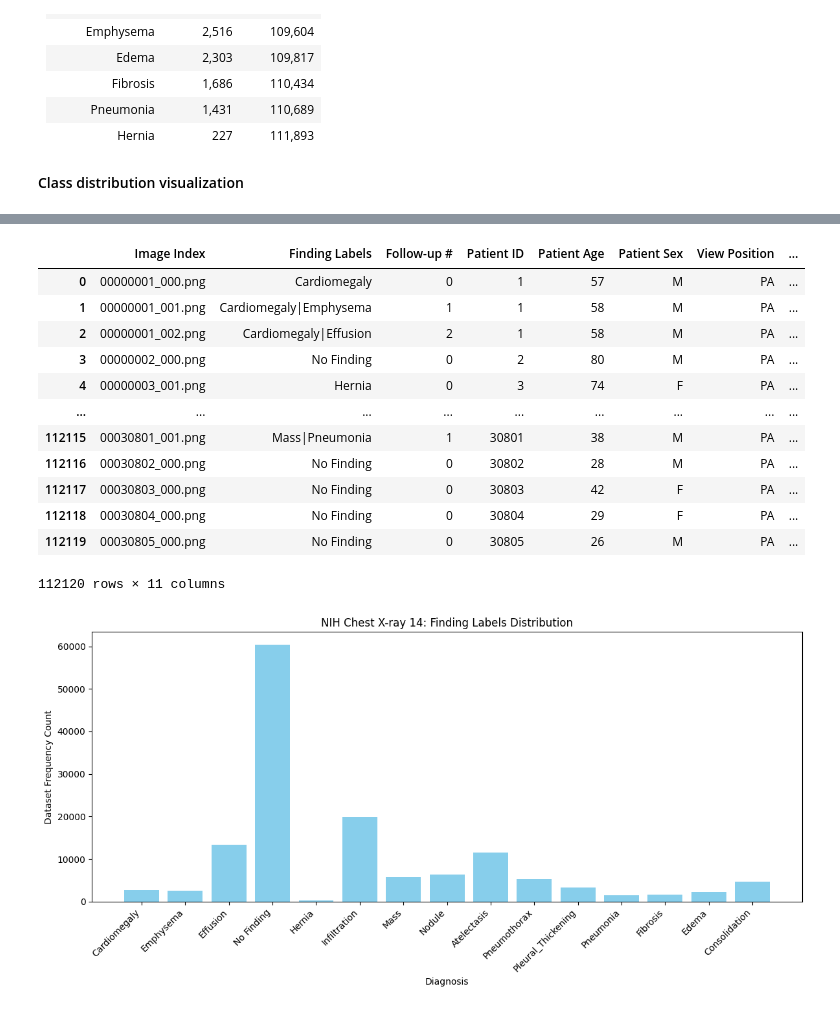
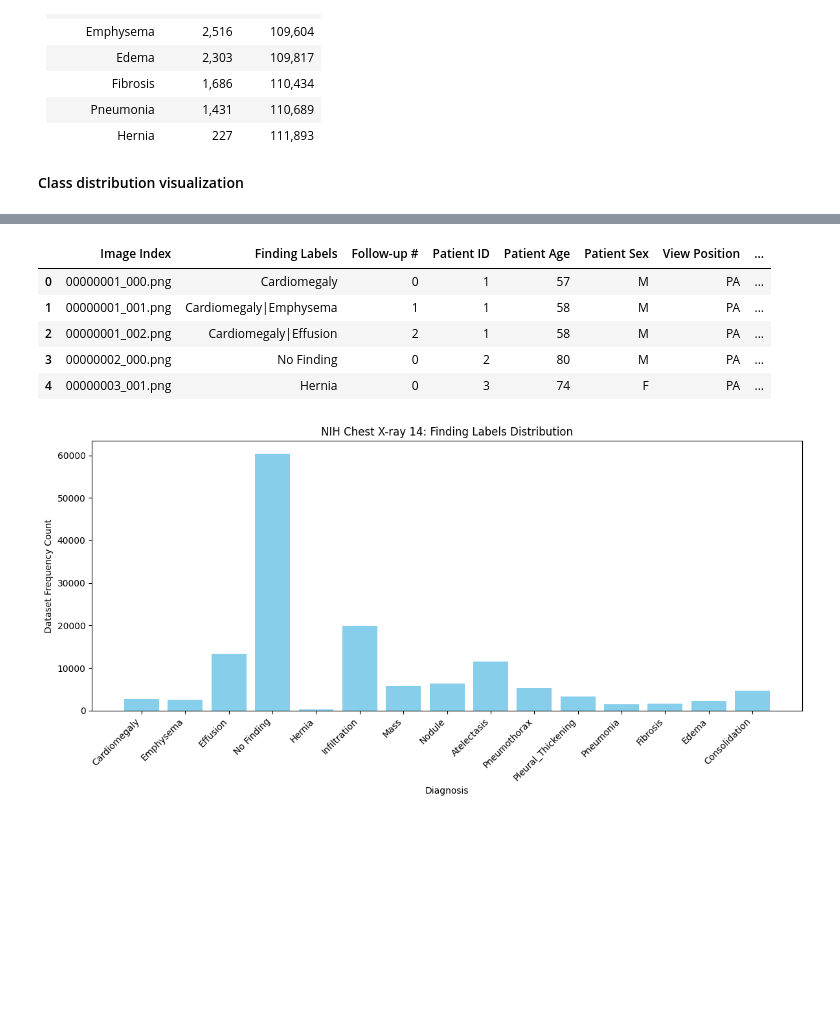
Before and after one commit to AnthonyKlimas/Chest-X-ray-Classifier, a Jupyter notebook: data_analysis.ipynb, the cells around one changed output, grey strips where cells are left out. Saved outputs shown, nothing was run; the diff lists cells and outputs as text; code cells hidden in the pictures; blank space fills up the shorter version.

Commit message:
Update notebook visualizations and image grid path

```diff
--- a/data_analysis.ipynb
+++ b/data_analysis.ipynb
@@ -38,14 +38,32 @@ Nick Calabro, Anthony Klimas, Luke MacVicar, Hilary Jaen Rodriguez
 
 #### Class distribution visualization
 # %%
+%pip install pandas matplotlib seaborn pillow
+
 """
 NIH Chest X-ray 14 Metadata Inspection
-Author: Nicholas J. Calabro
 """
 
+from pathlib import Path
 import pandas as pd
 
-data_frame = pd.read_csv("../chest_xray_dataset/CXR8/Data_Entry_2017_v2020.csv")
+csv_candidates = [
+    Path("Data_Entry_2017_v2020.csv"),
+    Path("./Data_Entry_2017_v2020.csv"),
+    Path("../Data_Entry_2017_v2020.csv"),
+]
 
-data_frame
+csv_path = next((p for p in csv_candidates if p.exists()), None)
+if csv_path is None:
+    raise FileNotFoundError("Could not find Data_Entry_2017_v2020.csv in expected locations.")
+
+data_frame = pd.read_csv(csv_path)
+
+# Convert numeric columns and rename resolution fields for easier plotting.
+data_frame["Patient Age"] = pd.to_numeric(data_frame["Patient Age"], errors="coerce")
+data_frame["Follow-up #"] = pd.to_numeric(data_frame["Follow-up #"], errors="coerce")
+data_frame["Image Width"] = pd.to_numeric(data_frame["OriginalImage[Width"], errors="coerce")
+data_frame["Image Height"] = pd.to_numeric(data_frame["Height]"], errors="coerce")
+
+data_frame.head()
 # %% [output]
@@ -52,16 +84,9 @@ data_frame
 |  | Image Index | Finding Labels | Follow-up # | Patient ID | Patient Age | Patient Sex | View Position | ... |
 | 0 | 00000001_000.png | Cardiomegaly | 0 | 1 | 57 | M | PA | ... |
 | 1 | 00000001_001.png | Cardiomegaly|Emphysema | 1 | 1 | 58 | M | PA | ... |
 | 2 | 00000001_002.png | Cardiomegaly|Effusion | 2 | 1 | 58 | M | PA | ... |
 | 3 | 00000002_000.png | No Finding | 0 | 2 | 80 | M | PA | ... |
 | 4 | 00000003_001.png | Hernia | 0 | 3 | 74 | F | PA | ... |
-| ... | ... | ... | ... | ... | ... | ... | ... | ... |
-| 112115 | 00030801_001.png | Mass|Pneumonia | 1 | 30801 | 38 | M | PA | ... |
-| 112116 | 00030802_000.png | No Finding | 0 | 30802 | 28 | M | PA | ... |
-| 112117 | 00030803_000.png | No Finding | 0 | 30803 | 42 | F | PA | ... |
-| 112118 | 00030804_000.png | No Finding | 0 | 30804 | 29 | F | PA | ... |
-| 112119 | 00030805_000.png | No Finding | 0 | 30805 | 26 | M | PA | ... |
-112120 rows × 11 columns
 # %%
 """
 NIH Chest X-ray 14 Metadata Distribution
```
Also changed, not shown: parts of 4 cells of this notebook.
